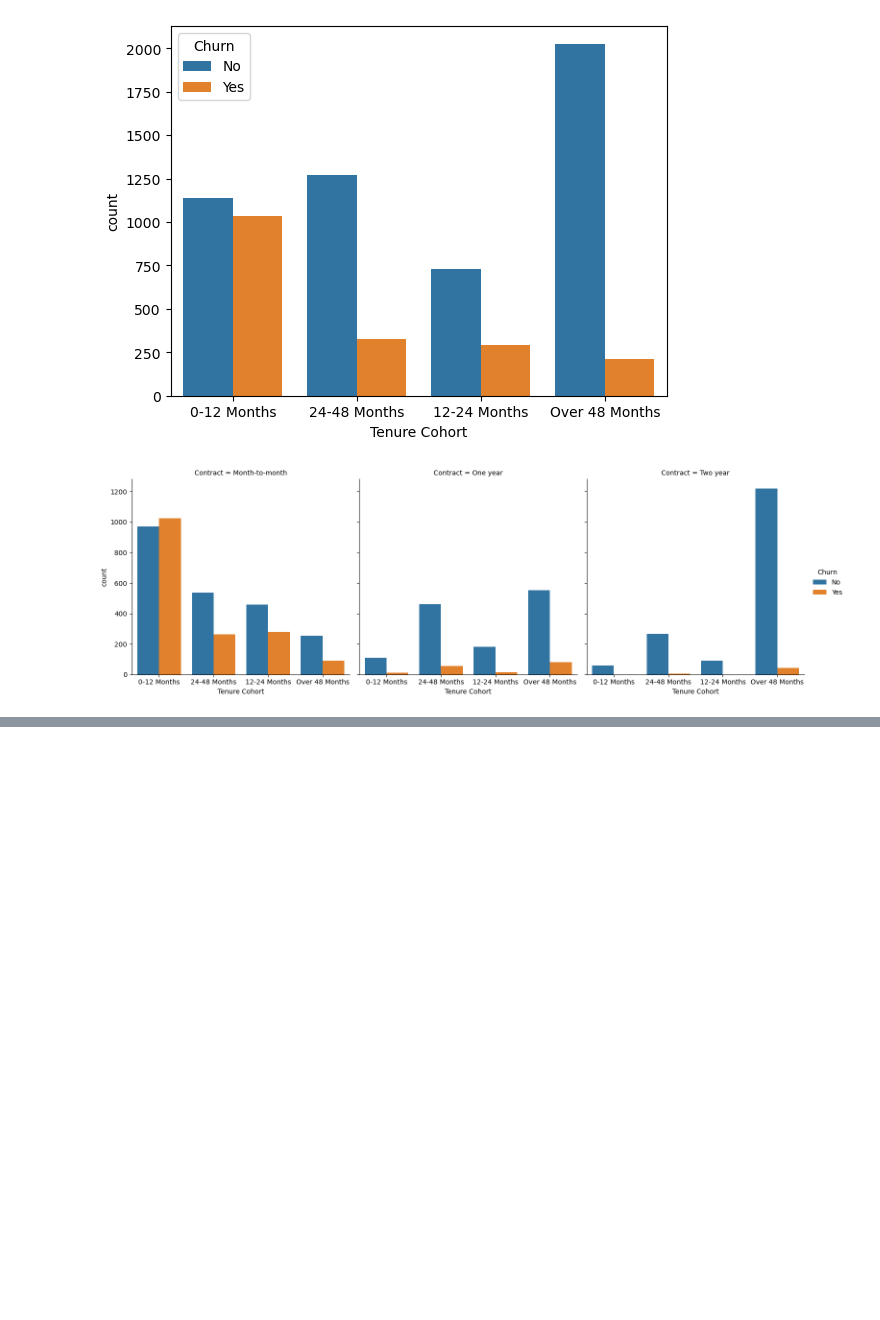
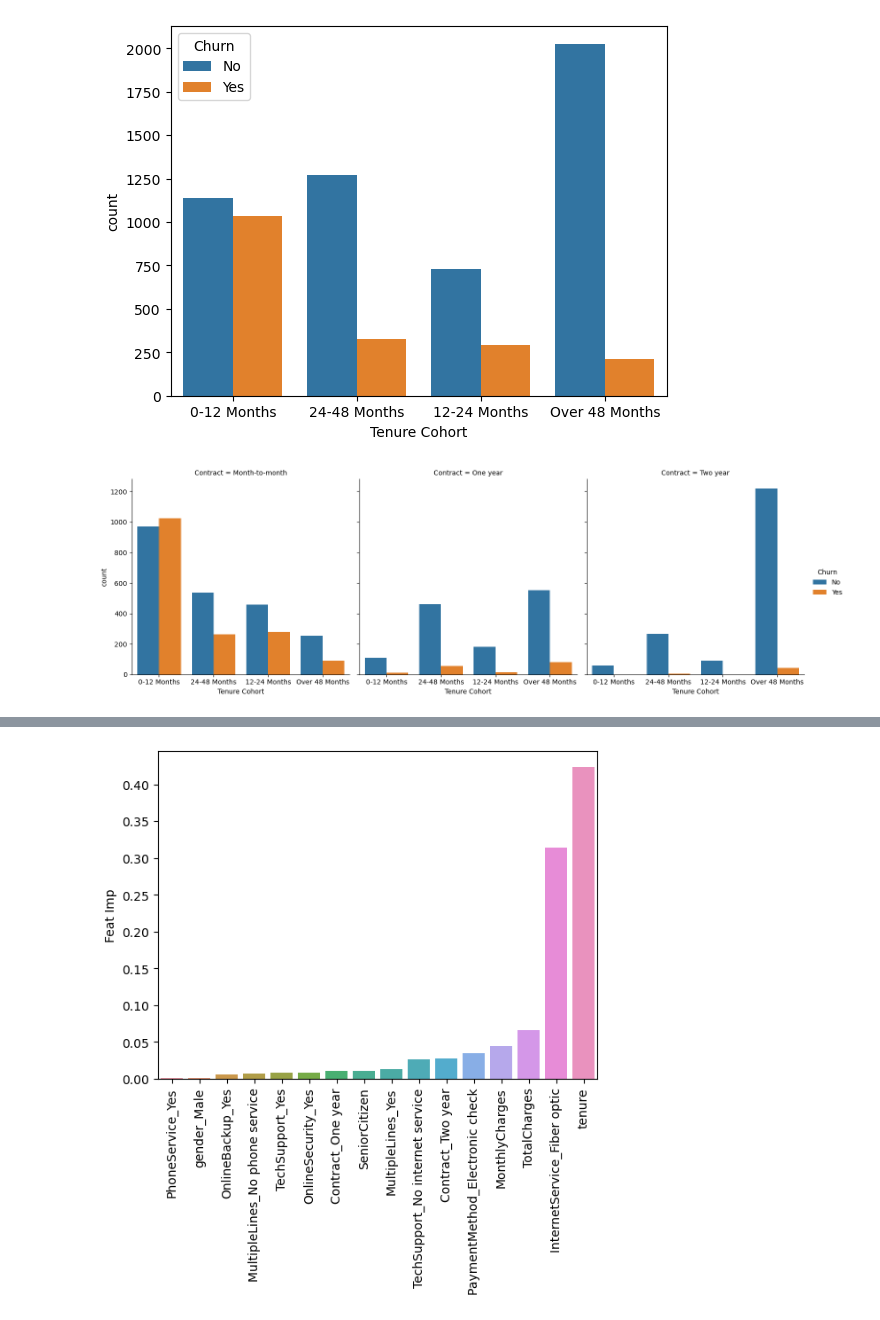
Before and after one commit to Ashutxshj/ML, a Jupyter notebook: Supervised Learning Project (Customer Churn).ipynb, the cells around one changed output, grey strips where cells are left out. Saved outputs shown, nothing was run; the diff lists cells and outputs as text; code cells hidden in the pictures; blank space fills up the shorter version.

```diff
--- a/Supervised Learning Project (Customer Churn).ipynb
+++ b/Supervised Learning Project (Customer Churn).ipynb
@@ -332,0 +370,4 @@ sns.catplot(data=df,x='Tenure Cohort',hue='Churn',kind='count',
+# %%
+dt = DecisionTreeClassifier(max_depth=6)
+# %%
+dt.fit(X_train,y_train)
@@ -332,0 +391,5 @@ sns.catplot(data=df,x='Tenure Cohort',hue='Churn',kind='count',
+# %%
+imp_feats = pd.DataFrame(data=dt.feature_importances_,
+                        index=X.columns,columns=['Feat Imp'])
+imp_feats =imp_feats.sort_values('Feat Imp')
+imp_feats
@@ -332,0 +414,3 @@ sns.catplot(data=df,x='Tenure Cohort',hue='Churn',kind='count',
+# %%
+imp_feats=imp_feats[imp_feats['Feat Imp']>0]
+imp_feats
@@ -332,0 +435,5 @@ sns.catplot(data=df,x='Tenure Cohort',hue='Churn',kind='count',
+# %%
+sns.barplot(data=imp_feats,x=imp_feats.index,y='Feat Imp')
+plt.xticks(rotation=90);
+# %% [output]
+[figure, added]
```
Also changed, not shown: parts of 32 cells of this notebook.
